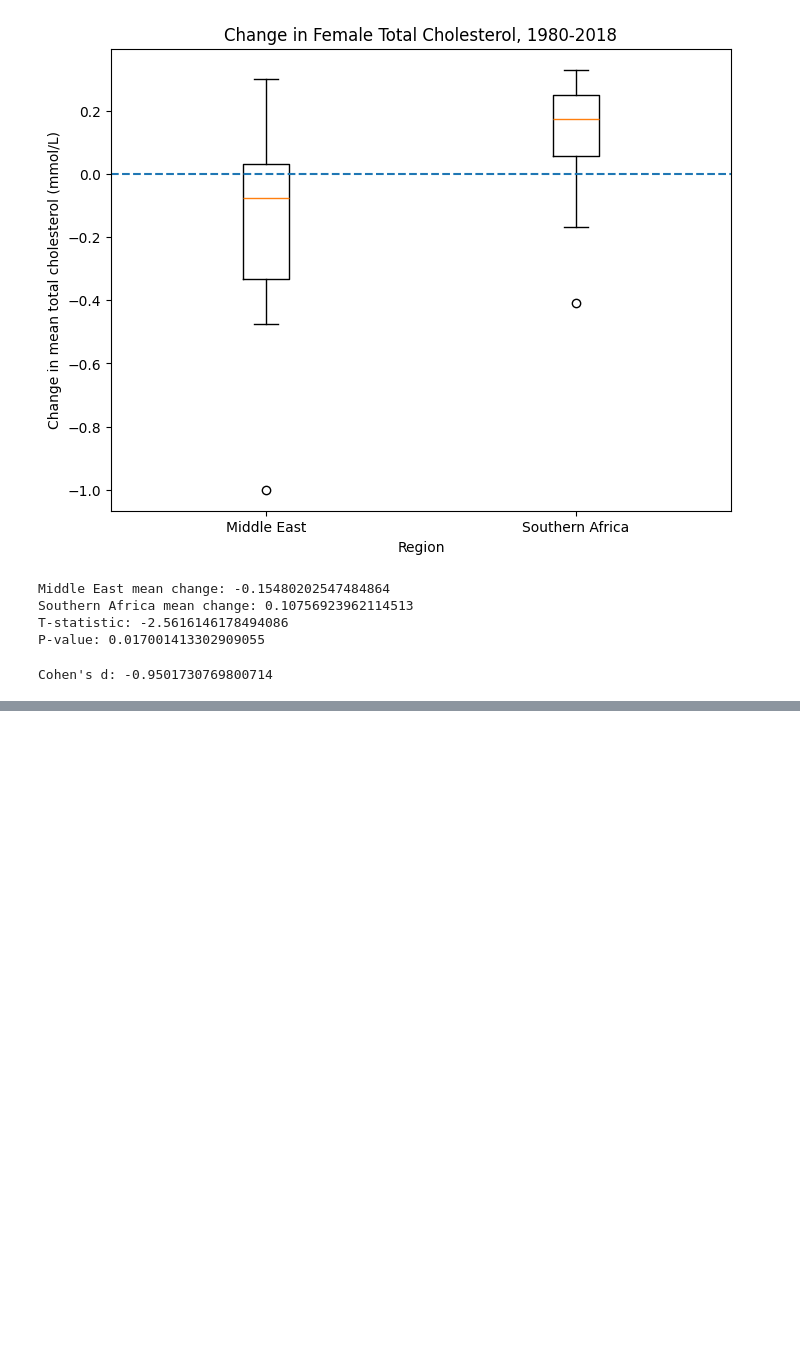
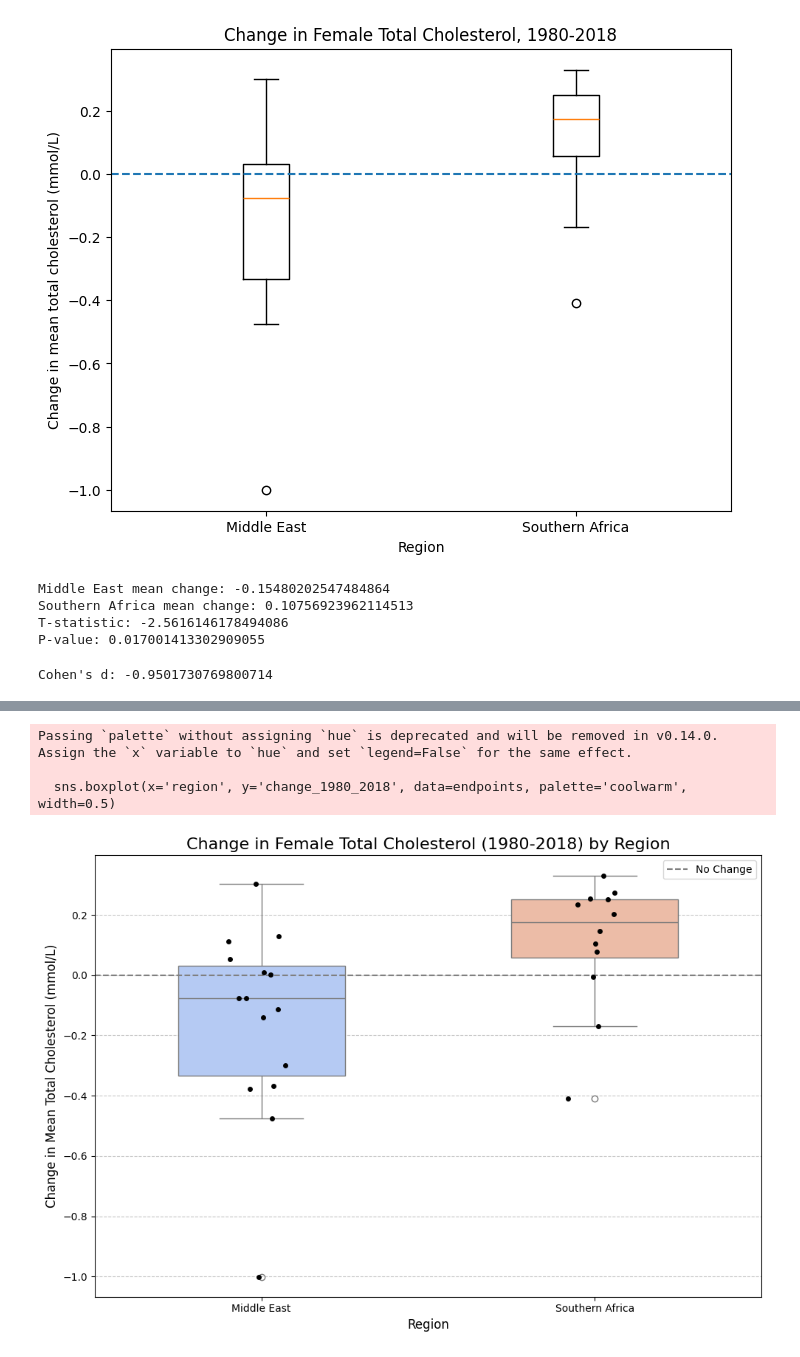
Before and after one commit to muminat58/dsrp_2026, a Jupyter notebook: DSPR_2026_Muminat.ipynb, the cells around one changed output, grey strips where cells are left out. Cells and saved outputs as stored; diff of their text form; code cells hidden in the pictures; blank space fills up the shorter version.

```diff
--- a/DSPR_2026_Muminat.ipynb
+++ b/DSPR_2026_Muminat.ipynb
@@ -650,0 +674,21 @@ Cohen's d: -0.9501730769800714
+# %%
+import seaborn as sns
+import matplotlib.pyplot as plt
+
+plt.figure(figsize=(10, 7))
+sns.boxplot(x='region', y='change_1980_2018', data=endpoints, palette='coolwarm', width=0.5)
+sns.stripplot(x='region', y='change_1980_2018', data=endpoints, color='black', size=5, jitter=True)
+plt.axhline(0, color='gray', linestyle='--', linewidth=1.5, label='No Change')
+
+plt.title('Change in Female Total Cholesterol (1980-2018) by Region', fontsize=16)
+plt.xlabel('Region', fontsize=12)
+plt.ylabel('Change in Mean Total Cholesterol (mmol/L)', fontsize=12)
+plt.legend()
+plt.grid(axis='y', linestyle='--', alpha=0.7)
+plt.tight_layout()
+plt.show()
+# %% [output]
+Passing `palette` without assigning `hue` is deprecated and will be removed in v0.14.0. Assign the `x` variable to `hue` and set `legend=False` for the same effect.
+
+  sns.boxplot(x='region', y='change_1980_2018', data=endpoints, palette='coolwarm', width=0.5)
+[figure, added]
```
Also changed, not shown: parts of 9 cells of this notebook.
